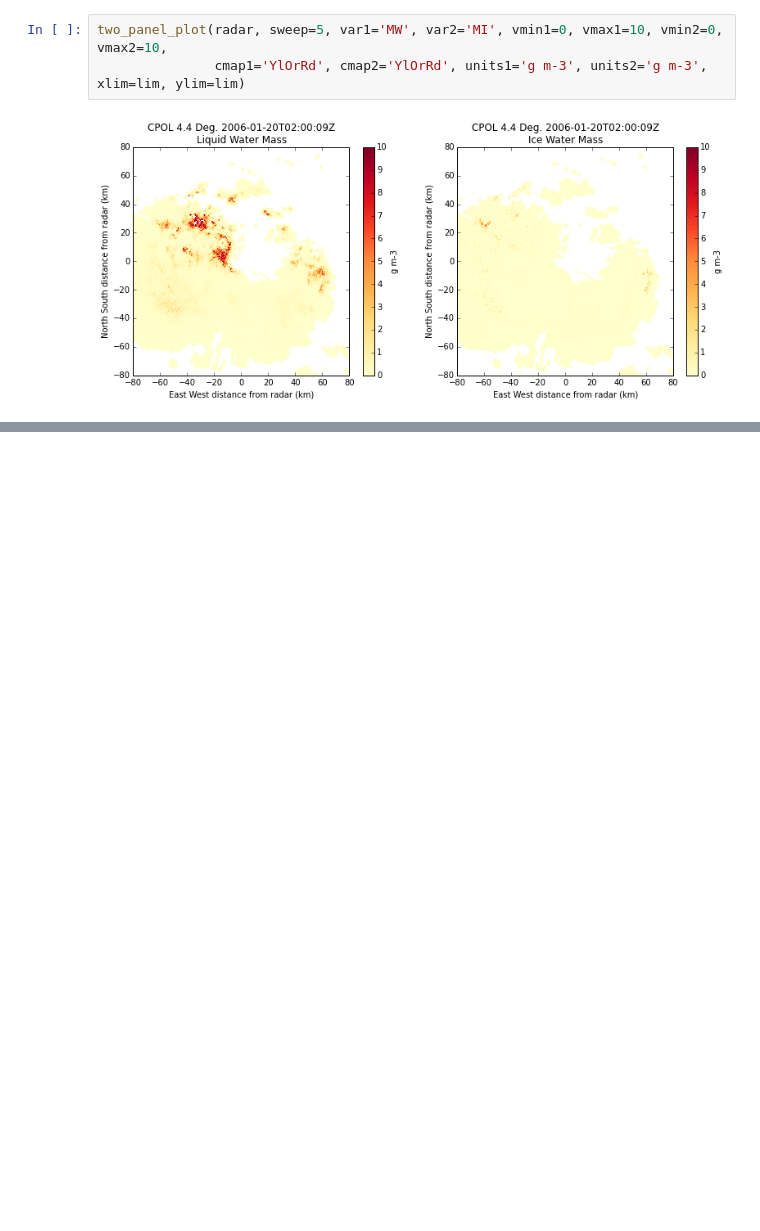
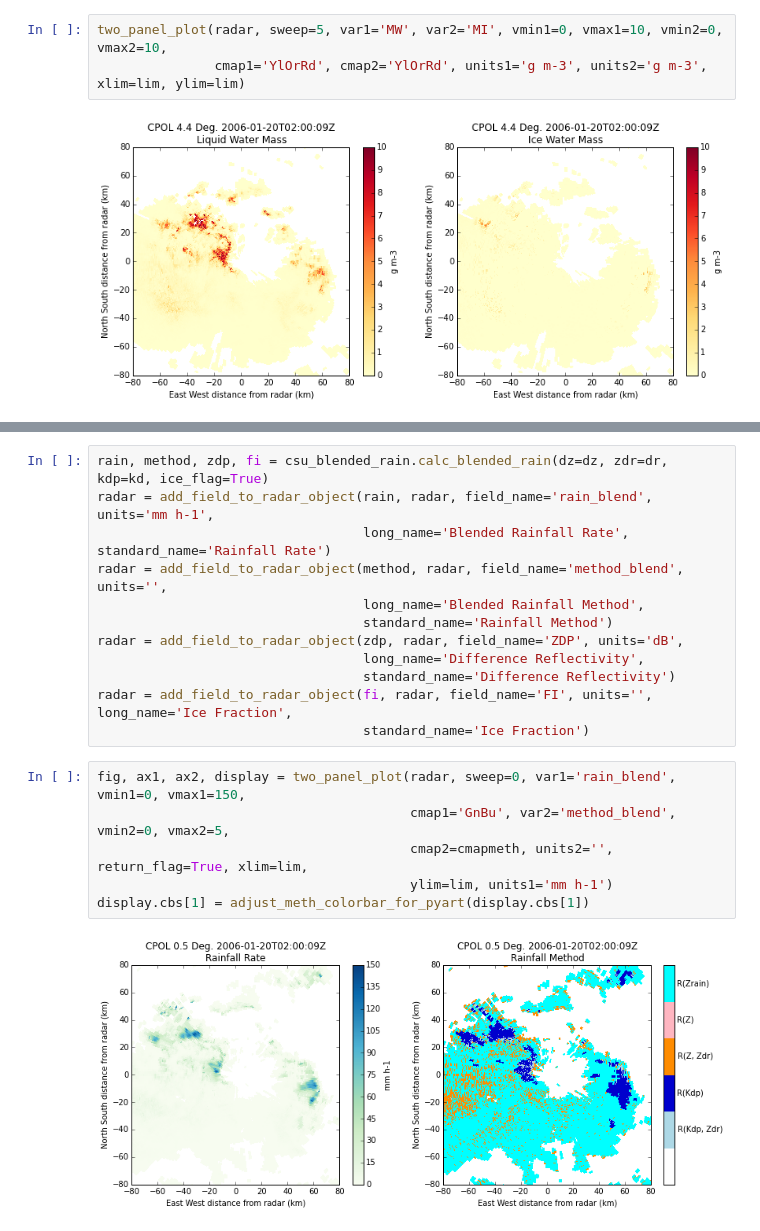
Before and after one commit to CSU-Radarmet/CSU_RadarTools, a Jupyter notebook: notebooks/CSU_RadarTools_Demo.ipynb, the cells around one changed output, grey strips where cells are left out. Saved outputs shown, nothing was run; the diff lists cells and outputs as text; blank space fills up the shorter version.

```diff
--- a/notebooks/CSU_RadarTools_Demo.ipynb
+++ b/notebooks/CSU_RadarTools_Demo.ipynb
@@ -267,0 +306,20 @@ calc_liquid_ice_mass(dbz, zdr, z, T=None, Hfrz=None, method='cifelli', fit_a=Non
+# %%
+rain, method, zdp, fi = csu_blended_rain.calc_blended_rain(dz=dz, zdr=dr, kdp=kd, ice_flag=True)
+radar = add_field_to_radar_object(rain, radar, field_name='rain_blend', units='mm h-1',
+                                  long_name='Blended Rainfall Rate', standard_name='Rainfall Rate')
+radar = add_field_to_radar_object(method, radar, field_name='method_blend', units='',
+                                  long_name='Blended Rainfall Method',
+                                  standard_name='Rainfall Method')
+radar = add_field_to_radar_object(zdp, radar, field_name='ZDP', units='dB',
+                                  long_name='Difference Reflectivity',
+                                  standard_name='Difference Reflectivity')
+radar = add_field_to_radar_object(fi, radar, field_name='FI', units='', long_name='Ice Fraction',
+                                  standard_name='Ice Fraction')
+# %%
+fig, ax1, ax2, display = two_panel_plot(radar, sweep=0, var1='rain_blend', vmin1=0, vmax1=150,
+                                        cmap1='GnBu', var2='method_blend', vmin2=0, vmax2=5,
+                                        cmap2=cmapmeth, units2='', return_flag=True, xlim=lim,
+                                        ylim=lim, units1='mm h-1')
+display.cbs[1] = adjust_meth_colorbar_for_pyart(display.cbs[1])
+# %% [output]
+[figure, added]
```
Also changed, not shown: parts of 14 cells of this notebook, 1 other file.
